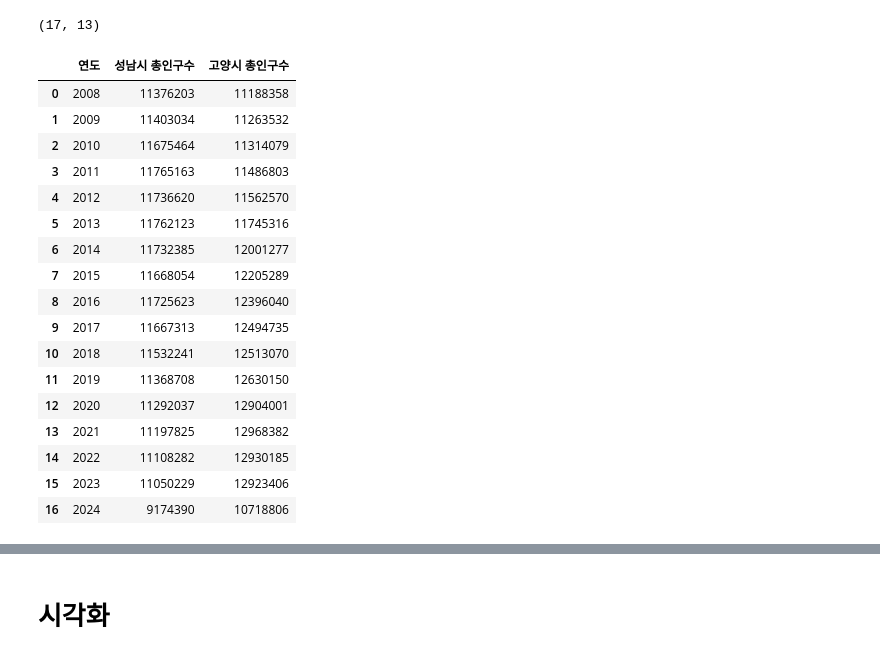
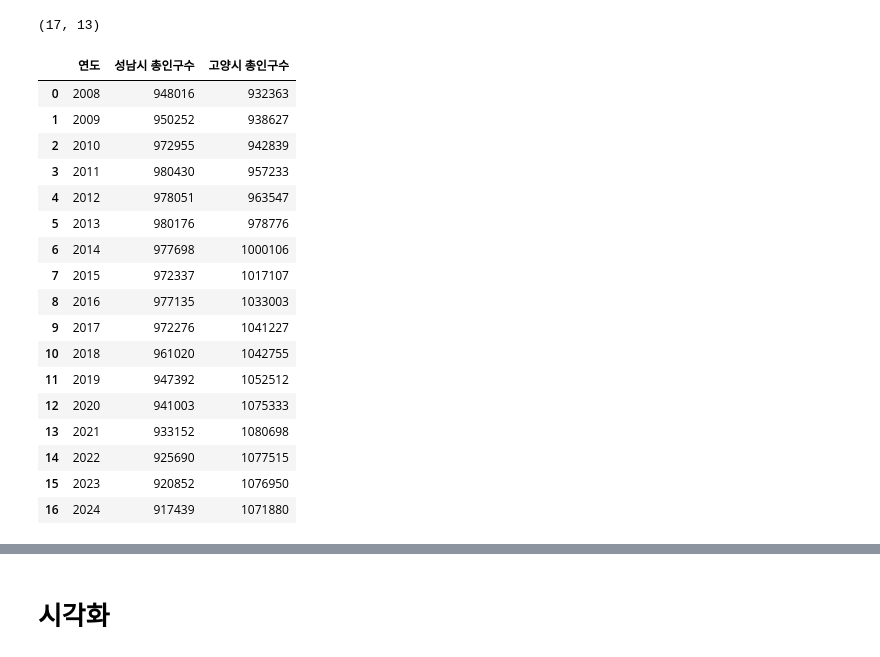
Before and after one commit to SnapishAgent/Ilsan-Investment-Insight, a Jupyter notebook: 일자리/고용실업률/employ_data.ipynb, the cells around one changed output, grey strips where cells are left out. Drawn from its saved outputs; the diff is of its cells as text; code cells hidden in the pictures.

Commit message:
Refactor data processing functions for improved performance and readability

```diff
--- a/일자리/고용실업률/employ_data.ipynb
+++ b/일자리/고용실업률/employ_data.ipynb
@@ -209,44 +210,47 @@ display(seongnam_population_df.shape)
 (17, 13)
 # %%
 # 연도별 총인구수를 구하는 함수
-def calculate_total_population(df):
+def calculate_total_population(df, months=12):
     df = df.replace(',', '', regex=True).astype(float)
-    total_population = df.sum(axis=1)
+    total_population = df.sum(axis=1) / months
     return total_population
 
 # 고양시와 성남시의 연도별 총인구수 계산
-goyang_total_population = calculate_total_population(goyang_population_df.iloc[:, 1:])
-seongnam_total_population = calculate_total_population(seongnam_population_df.iloc[:, 1:])
+goyang_total_population = calculate_total_population(goyang_population_df.iloc[:, 1:], months=12)
+seongnam_total_population = calculate_total_population(seongnam_population_df.iloc[:, 1:], months=12)
 
-# 연도별 총인구수 데이터 프레임 생성
+# 2024년 데이터는 10개월로 나눔
+goyang_total_population.iloc[-1] = calculate_total_population(pd.DataFrame(goyang_population_df.iloc[-1, 1:11]).T, months=10)
+seongnam_total_population.iloc[-1] = calculate_total_population(pd.DataFrame(seongnam_population_df.iloc[-1, 1:11]).T, months=10)
+
 # 연도별 총인구수 데이터 프레임 생성
 total_population_df = pd.DataFrame({
     '연도': years[:len(goyang_total_population)],
     '성남시 총인구수': seongnam_total_population.astype(int),
     '고양시 총인구수': goyang_total_population.astype(int)
 })
 
 # 결과 확인
 display(total_population_df)
 # %% [output]
 |  | 연도 | 성남시 총인구수 | 고양시 총인구수 |
-| 0 | 2008 | 11376203 | 11188358 |
-| 1 | 2009 | 11403034 | 11263532 |
-| 2 | 2010 | 11675464 | 11314079 |
-| 3 | 2011 | 11765163 | 11486803 |
-| 4 | 2012 | 11736620 | 11562570 |
-| 5 | 2013 | 11762123 | 11745316 |
-| 6 | 2014 | 11732385 | 12001277 |
-| 7 | 2015 | 11668054 | 12205289 |
-| 8 | 2016 | 11725623 | 12396040 |
-| 9 | 2017 | 11667313 | 12494735 |
-| 10 | 2018 | 11532241 | 12513070 |
-| 11 | 2019 | 11368708 | 12630150 |
-| 12 | 2020 | 11292037 | 12904001 |
-| 13 | 2021 | 11197825 | 12968382 |
-| 14 | 2022 | 11108282 | 12930185 |
-| 15 | 2023 | 11050229 | 12923406 |
-| 16 | 2024 | 9174390 | 10718806 |
+| 0 | 2008 | 948016 | 932363 |
+| 1 | 2009 | 950252 | 938627 |
+| 2 | 2010 | 972955 | 942839 |
+| 3 | 2011 | 980430 | 957233 |
+| 4 | 2012 | 978051 | 963547 |
+| 5 | 2013 | 980176 | 978776 |
+| 6 | 2014 | 977698 | 1000106 |
+| 7 | 2015 | 972337 | 1017107 |
+| 8 | 2016 | 977135 | 1033003 |
+| 9 | 2017 | 972276 | 1041227 |
+| 10 | 2018 | 961020 | 1042755 |
+| 11 | 2019 | 947392 | 1052512 |
+| 12 | 2020 | 941003 | 1075333 |
+| 13 | 2021 | 933152 | 1080698 |
+| 14 | 2022 | 925690 | 1077515 |
+| 15 | 2023 | 920852 | 1076950 |
+| 16 | 2024 | 917439 | 1071880 |
 # %%
 # '연도' 컬럼의 데이터 타입을 문자열로 변환
 df_seongnam_grouped['연도'] = df_seongnam_grouped['연도'].astype(str)
```
Also changed, not shown: parts of 6 cells of this notebook.
